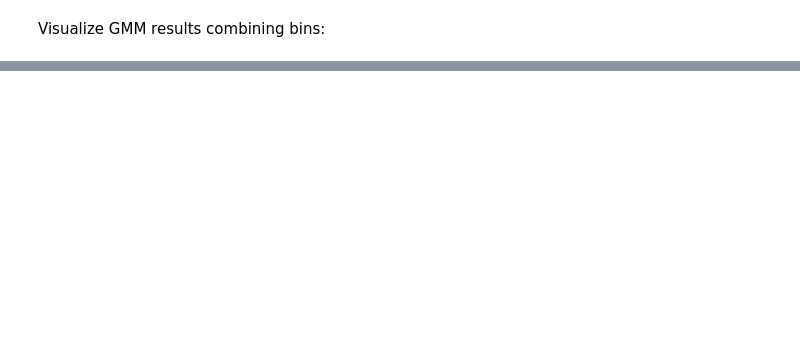
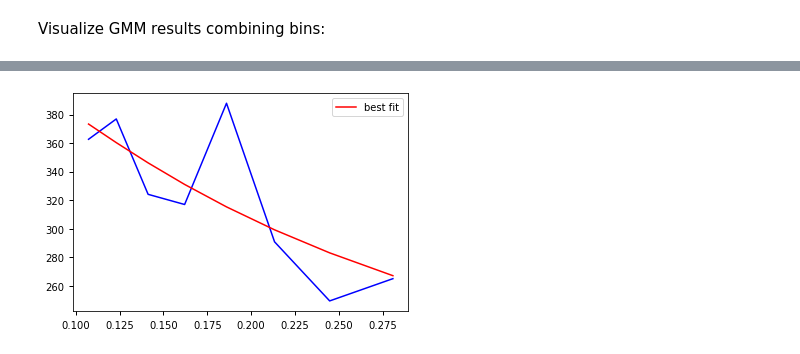
Before and after one commit to nstarman/jas1101_project, a Jupyter notebook: notebooks/ReadGC+Binning+GMM.ipynb, the cells around one changed output, grey strips where cells are left out. Drawn from its saved outputs; the diff is of its cells as text; code cells hidden in the pictures; blank space fills up the shorter version.

```diff
--- a/notebooks/ReadGC+Binning+GMM.ipynb
+++ b/notebooks/ReadGC+Binning+GMM.ipynb
@@ -177,0 +304,7 @@ plt.show()
+# %%
+plt.plot(x, data, 'b')
+plt.plot(x, data + residual(mi.params, x, data=data), 'r', label='best fit')
+plt.legend(loc='best')
+plt.show()
+# %% [output]
+[figure, added]
```
Also changed, not shown: parts of 21 cells of this notebook, 1 other file.
